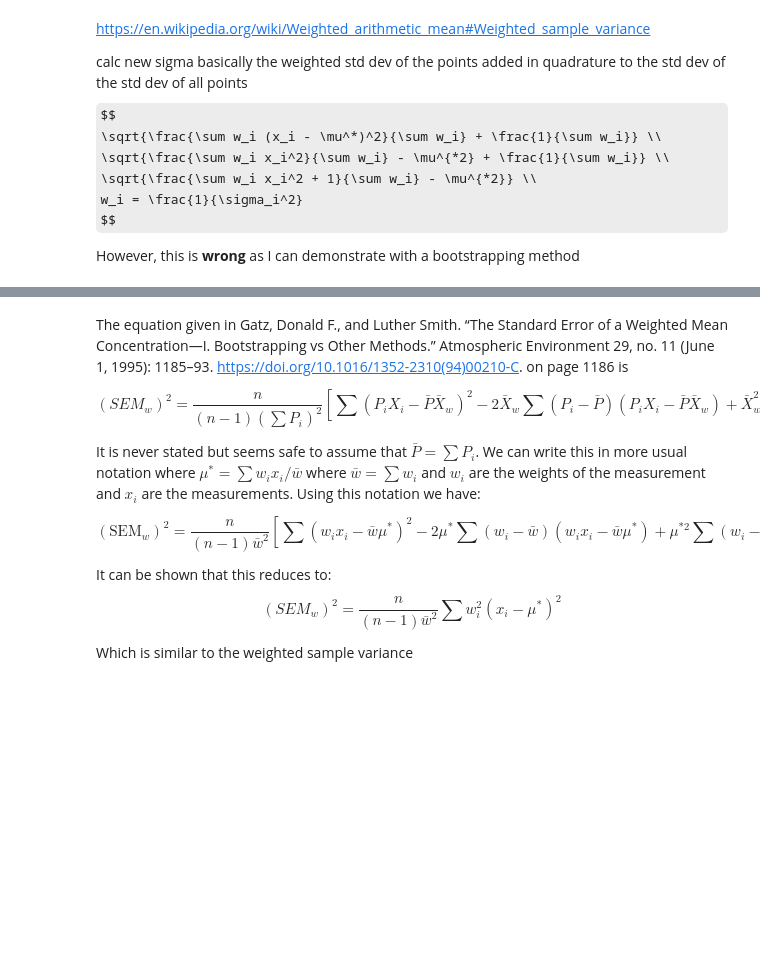
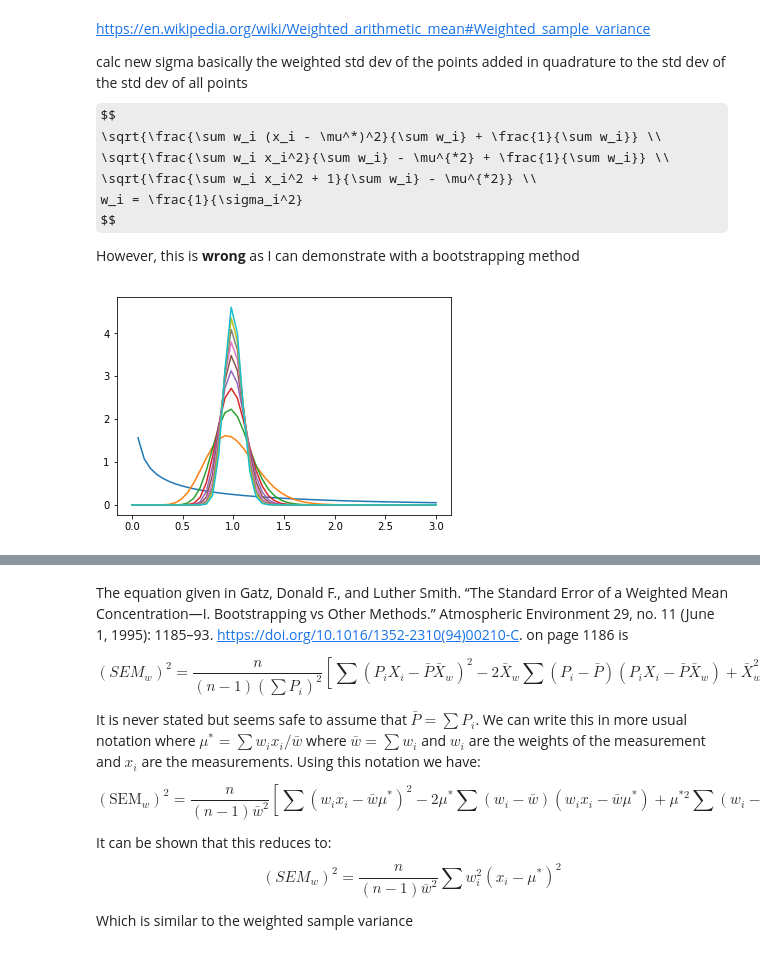
Before and after one commit to david-hoffman/pyPALM, a Jupyter notebook: notebooks/Aggregation Algorithm Development.ipynb, the cells around one changed output, grey strips where cells are left out. Saved outputs shown, nothing was run; the diff lists cells and outputs as text; code cells hidden in the pictures; some formulas as TeX source; blank space fills up the shorter version.

```diff
--- a/notebooks/Aggregation Algorithm Development.ipynb
+++ b/notebooks/Aggregation Algorithm Development.ipynb
@@ -103,3 +107,9 @@ However, this is **wrong** as I can demonstrate with a bootstrapping method
+# %%
+for i in range(1, 301, 30):
+    x = np.linspace(0, 3 * i)
+    plt.plot(x/i, chi2.pdf(x, i) * i)
+# %% [output]
+[figure, added]
 # %%
 # generate data
 columns = ["amp", "nphotons", "chi2", "frame", "offset"]
```
Also changed, not shown: parts of 20 cells of this notebook, 42 other files.
